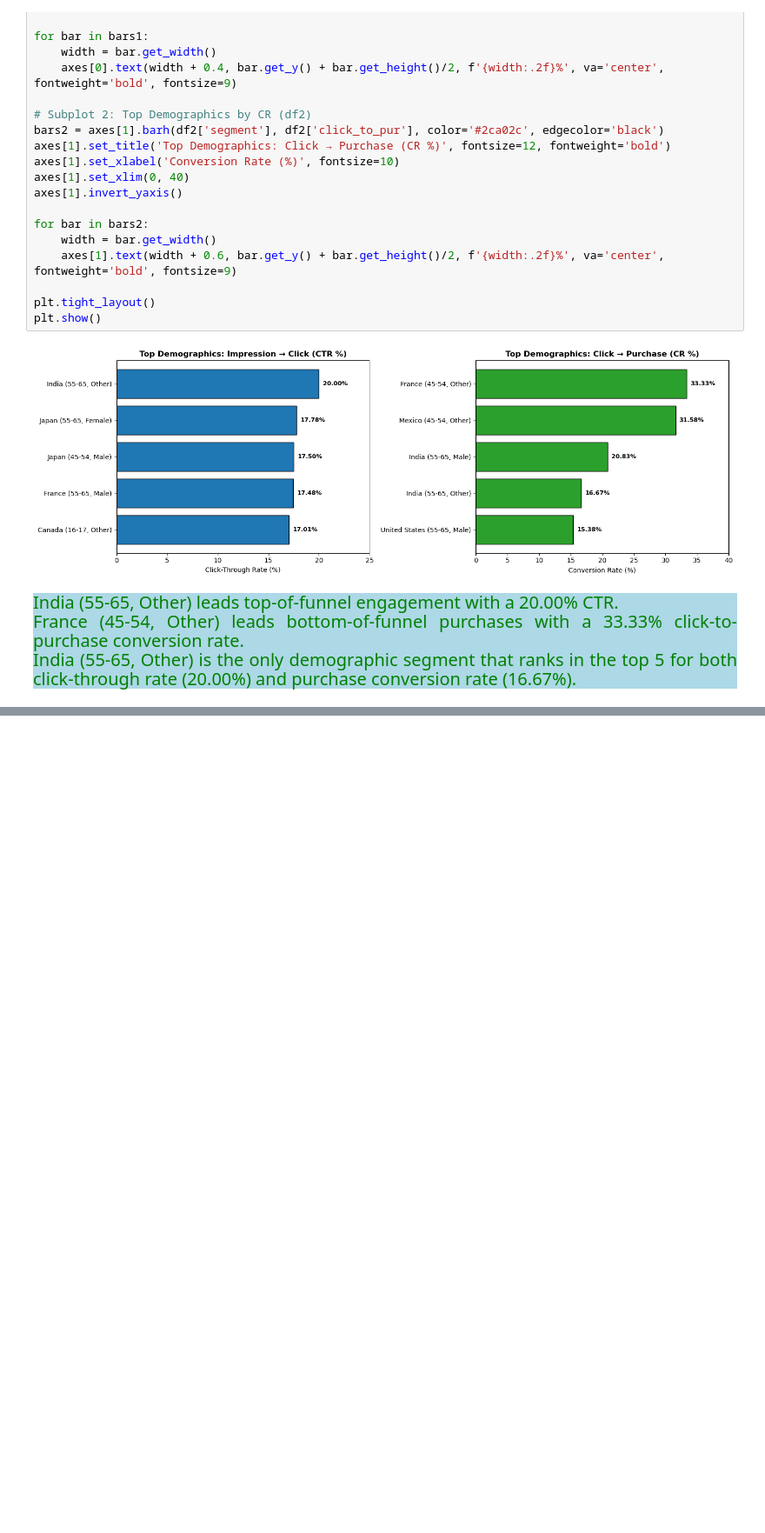
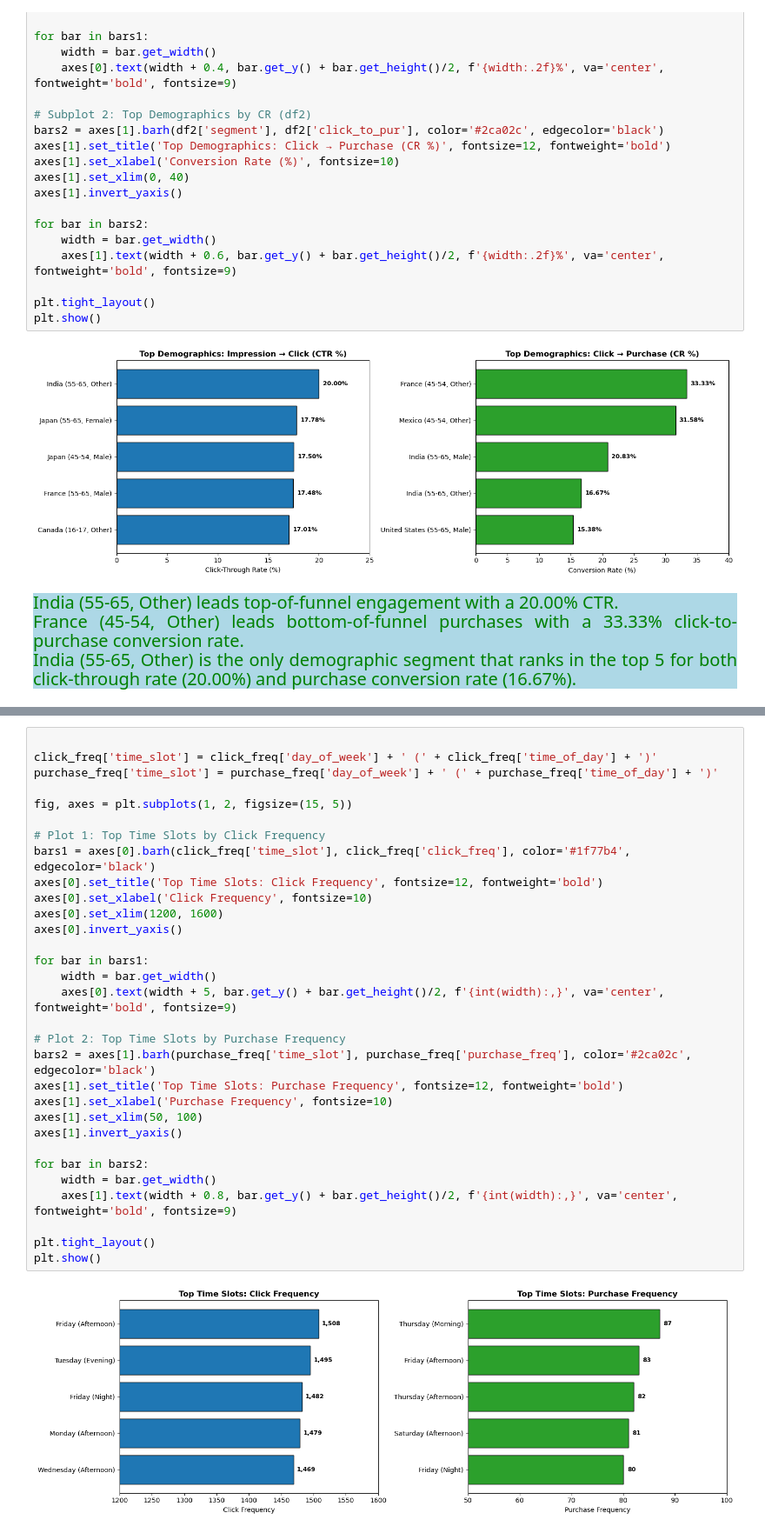
Before and after one commit to Kartika-Nidhi/Social_Media_Ads_Performance_Analysis_SQL, a Jupyter notebook: SocialMediaAdsPerformance.ipynb, the cells around one changed output, grey strips where cells are left out. Shown at 87% size. Cells and saved outputs as stored; diff of their text form; blank space fills up the shorter version.

```diff
--- a/SocialMediaAdsPerformance.ipynb
+++ b/SocialMediaAdsPerformance.ipynb
@@ -848,0 +890,33 @@ Description: Groups ad_events by day_of_week and time_of_day filtering for high-
+# %%
+
+click_freq['time_slot'] = click_freq['day_of_week'] + ' (' + click_freq['time_of_day'] + ')'
+purchase_freq['time_slot'] = purchase_freq['day_of_week'] + ' (' + purchase_freq['time_of_day'] + ')'
+
+fig, axes = plt.subplots(1, 2, figsize=(15, 5))
+
+# Plot 1: Top Time Slots by Click Frequency
+bars1 = axes[0].barh(click_freq['time_slot'], click_freq['click_freq'], color='#1f77b4', edgecolor='black')
+axes[0].set_title('Top Time Slots: Click Frequency', fontsize=12, fontweight='bold')
+axes[0].set_xlabel('Click Frequency', fontsize=10)
+axes[0].set_xlim(1200, 1600)
+axes[0].invert_yaxis()
+
+for bar in bars1:
+    width = bar.get_width()
+    axes[0].text(width + 5, bar.get_y() + bar.get_height()/2, f'{int(width):,}', va='center', fontweight='bold', fontsize=9)
+
+# Plot 2: Top Time Slots by Purchase Frequency
+bars2 = axes[1].barh(purchase_freq['time_slot'], purchase_freq['purchase_freq'], color='#2ca02c', edgecolor='black')
+axes[1].set_title('Top Time Slots: Purchase Frequency', fontsize=12, fontweight='bold')
+axes[1].set_xlabel('Purchase Frequency', fontsize=10)
+axes[1].set_xlim(50, 100)
+axes[1].invert_yaxis()
+
+for bar in bars2:
+    width = bar.get_width()
+    axes[1].text(width + 0.8, bar.get_y() + bar.get_height()/2, f'{int(width):,}', va='center', fontweight='bold', fontsize=9)
+
+plt.tight_layout()
+plt.show()
+# %% [output]
+[figure, added]
```
Also changed, not shown: parts of 10 cells of this notebook.
